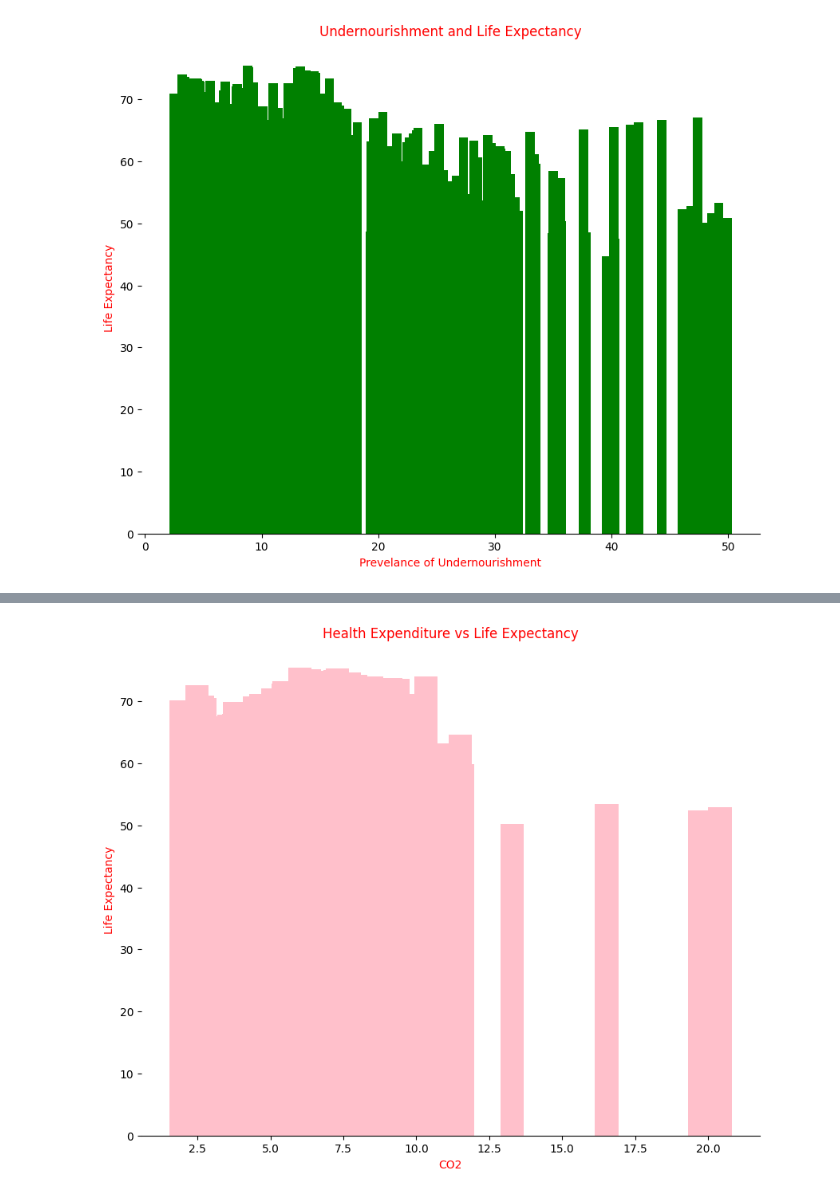
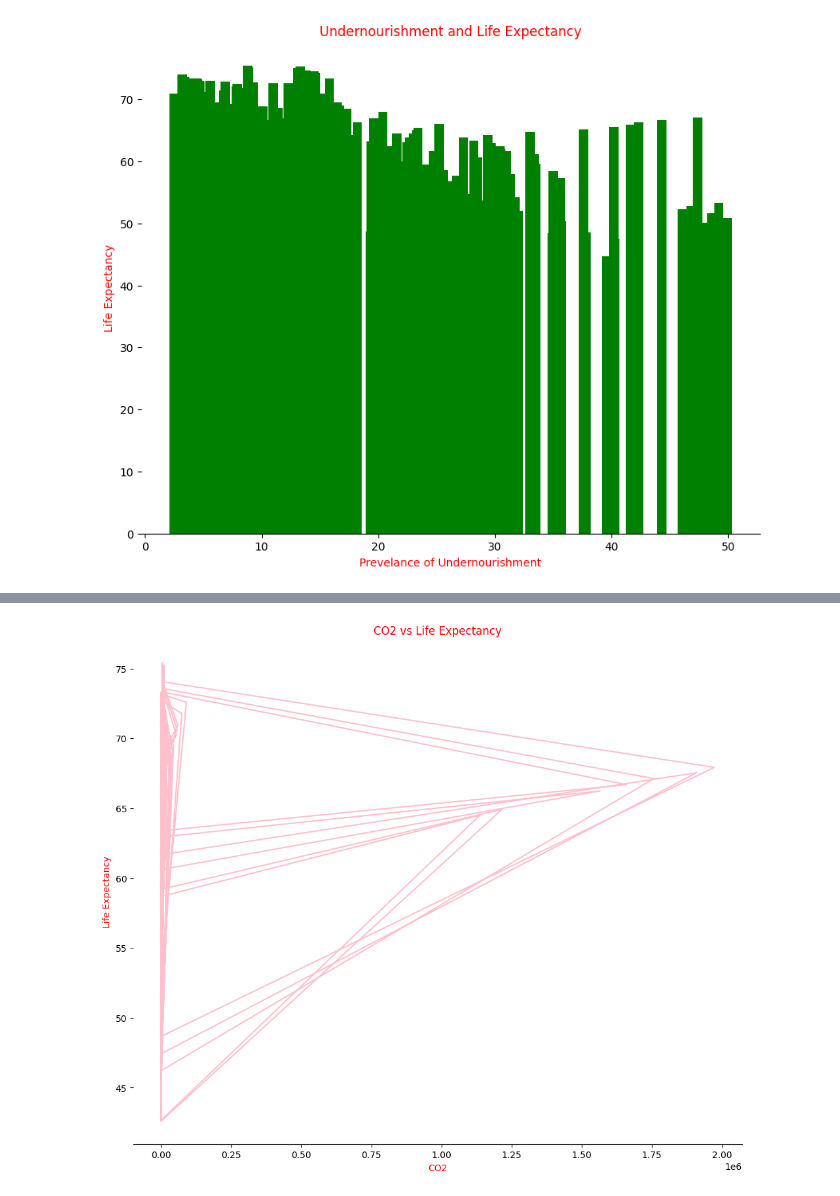
Before and after one commit to adinsa1/Data110, a Jupyter notebook: Assefa_Data110Project2.ipynb, the cells around one changed output, grey strips where cells are left out. Saved outputs shown, nothing was run; the diff lists cells and outputs as text; code cells hidden in the pictures.

```diff
--- a/Assefa_Data110Project2.ipynb
+++ b/Assefa_Data110Project2.ipynb
@@ -227,15 +241,15 @@ plt.show()
 # %%
-# Bar Graph - CO2 vs Life Expectancy
-plt.figure(figsize=(10, 8))
-sorted_df = df.sort_values(by='Health Expenditure %',ascending=False)
-plt.bar(sorted_df['Health Expenditure %'],sorted_df['Life Expectancy World Bank'], color = 'pink')
-plt.title('Health Expenditure vs Life Expectancy', color = 'red')
+#
+plt.figure(figsize=(12,10))
+sorted_df = df.sort_values(by='Health Expenditure %')
+plt.plot(df['CO2'],df['Life Expectancy World Bank'], color = 'pink')
+plt.title('CO2 vs Life Expectancy', color = 'red')
 plt.xlabel('CO2', color = 'red')
 plt.ylabel('Life Expectancy', color = 'red')
 ax=plt.gca()
 ax.spines['top'].set_visible(False)
 ax.spines['right'].set_visible(False)
 ax.spines['left'].set_visible(False)
 plt.show()
 # %% [output]
-[figure, old version]
+[figure, new version]
```
Also changed, not shown: parts of 1 cell of this notebook.
